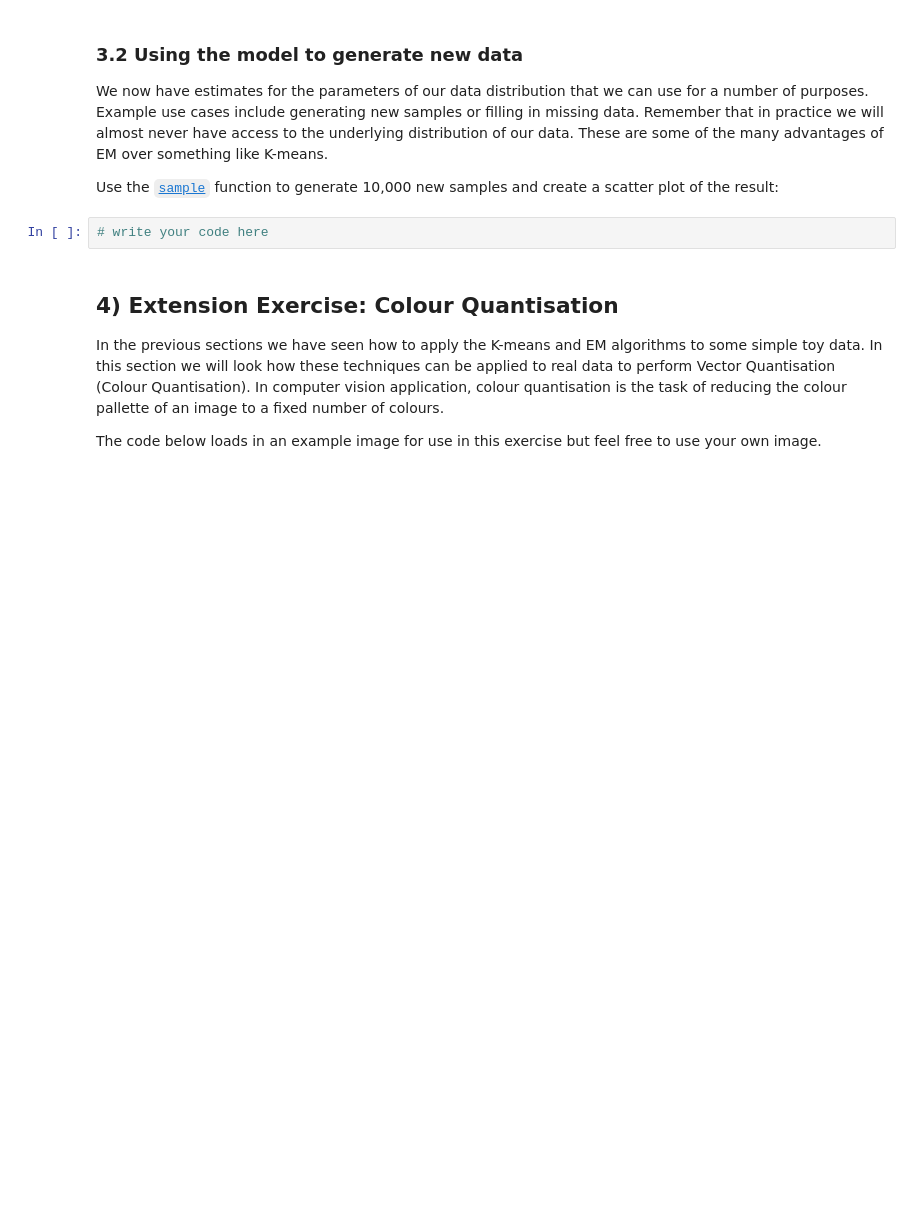
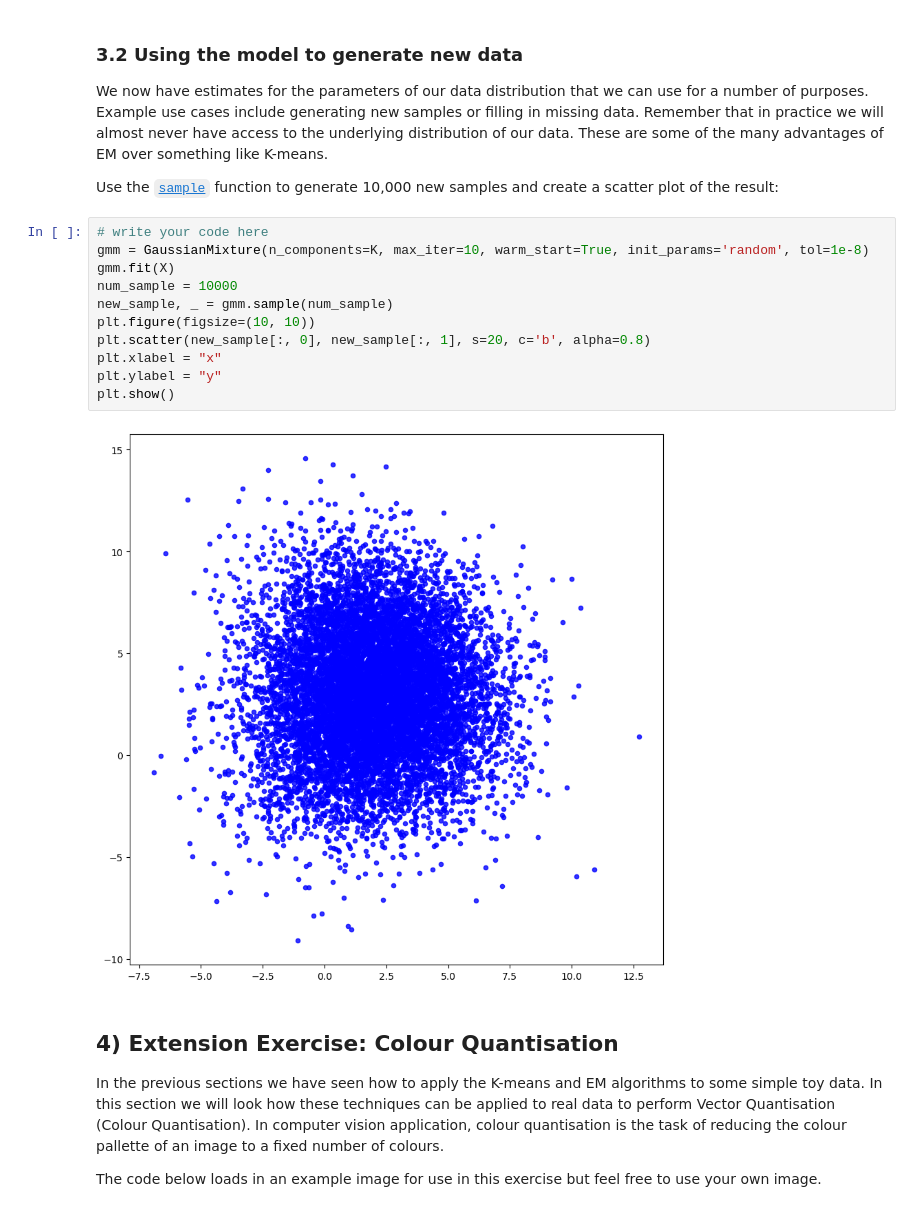
Before and after one commit to ZehuaLiuY/lab_sheets_public, a Jupyter notebook: lab4/lab4-MixtureModels_K-means_Expectation-Maximisation.ipynb, the cells around one changed output. Saved outputs shown, nothing was run; the diff lists cells and outputs as text; blank space fills up the shorter version.

```diff
--- a/lab4/lab4-MixtureModels_K-means_Expectation-Maximisation.ipynb
+++ b/lab4/lab4-MixtureModels_K-means_Expectation-Maximisation.ipynb
@@ -349,8 +379,19 @@ Converged!
 We now have estimates for the parameters of our data distribution that we can use for a number of purposes. Example use cases include generating new samples or filling in missing data. Remember that in practice we will almost never have access to the underlying distribution of our data. These are some of the many advantages of EM over something like K-means.
 
 Use the [`sample`](https://scikit-learn.org/stable/modules/generated/sklearn.mixture.GaussianMixture.html#sklearn.mixture.GaussianMixture.sample) function to generate 10,000 new samples and create a scatter plot of the result:
-# %%
-# write your code here
+# %%
+# write your code here
+gmm = GaussianMixture(n_components=K, max_iter=10, warm_start=True, init_params='random', tol=1e-8)
+gmm.fit(X)
+num_sample = 10000
+new_sample, _ = gmm.sample(num_sample)
+plt.figure(figsize=(10, 10))
+plt.scatter(new_sample[:, 0], new_sample[:, 1], s=20, c='b', alpha=0.8)
+plt.xlabel = "x"
+plt.ylabel = "y"
+plt.show()
+# %% [output]
+[figure, added]
 # %% [markdown]
 ## 4) Extension Exercise: Colour Quantisation
 
```
Also changed, not shown: parts of 10 cells of this notebook.
